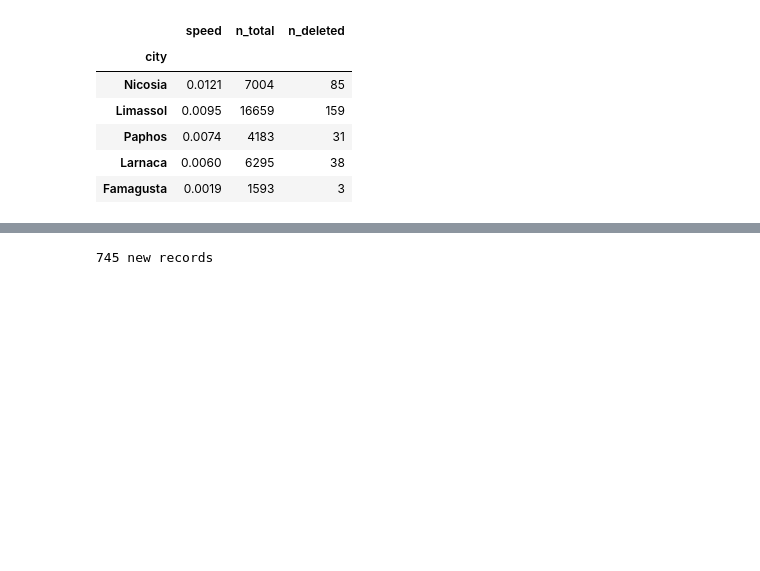
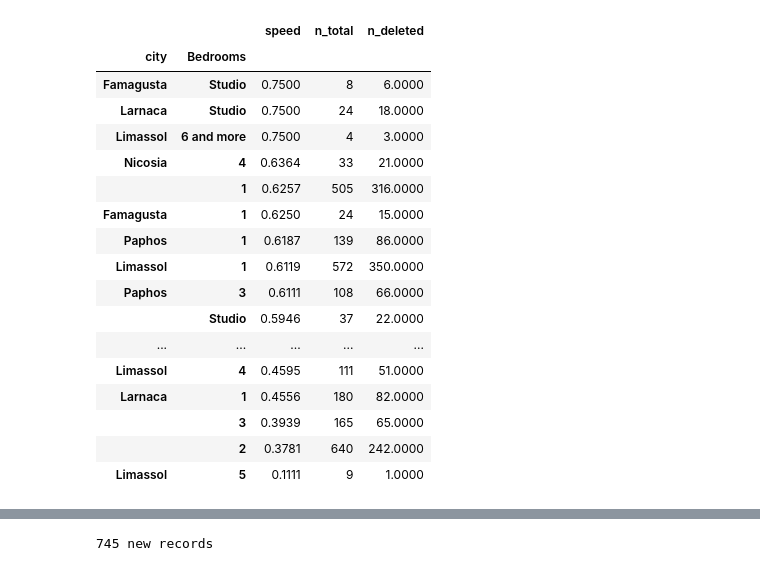
Before and after one commit to aljeshishe/marketplace, a Jupyter notebook: reduce.ipynb, the cells around one changed output, grey strips where cells are left out. Cells and saved outputs as stored; diff of their text form; code cells hidden in the pictures; blank space fills up the shorter version.

```diff
--- a/reduce.ipynb
+++ b/reduce.ipynb
@@ -56,14 +58,17 @@ for file_name in sorted(glob("output/*.jsonl")):
     newdf.set_index("ad_id", inplace=True)
     if merged.empty:
         merged = newdf
+        merged["delete_date"] = np.nan
         continue
 
-    deleted = merged.index.difference(newdf.index)
-    merged.loc[deleted, "delete_date"] = dt
+    condition = ~merged.index.isin(newdf.index) & merged['delete_date'].isna()
+    merged.loc[condition, 'delete_date'] = dt
+    new_deleted_count = condition.sum()
 
     new = newdf.index.difference(merged.index)
     merged = pd.concat([merged, newdf.loc[new]])
-    print(f"Total: {len(merged)} read: {len(newdf)} new: {len(new)} deleted: {len(deleted)}")
+    print(f"Total: {len(merged)} read: {len(newdf)} new: {len(new)} deleted: {new_deleted_count}")
+df = merged
 # %% [output]
 Reading output/2024-12-12 18:34:25 real-estate-to-rent_real-estate-for-sale.jsonl
 Reading output/2024-12-14 11:44:22 real-estate-to-rent_real-estate-for-sale.jsonl
@@ -75,5 +90,5 @@ Skipping output/2024-12-15 20:17:12 fast_real-estate-to-rent_real-estate-for-sal
 # %%
-merged["price_sqm"] = merged.price / (merged["Property area"]).round(2)
+df.price_per_sqm = df.price / (df["Property area"]).round(2)
 # %%
 def add_city_disctrict_cols(df):
     df[["city", "district"]] = df.location.str.split(",", expand=True)
@@ -100,14 +97,28 @@ deleted
+# %%
+saledf = df[df.cat1.isin(['Apartments, flats for sale'])]
+rentdf = df[df.cat1.isin(['Apartments, flats to rent'])]
 # %%
 # rent speed total
-n_total = merged.groupby("city").size()
-n_deleted = merged.query("not delete_date.isna() and url.str.contains('apartment-to-rent')").groupby("city").size()
+n_total = rentdf.groupby(["city", "Bedrooms"]).size()
+n_deleted = rentdf.query("not delete_date.isna()").groupby(["city", "Bedrooms"]).size()
 speed = n_deleted / n_total
-pd.concat([speed, n_total, n_deleted], axis=1, keys=["speed", "n_total", "n_deleted"]).sort_values("speed", ascending=False)
+pd.concat([speed, n_total, n_deleted], axis=1, keys=["speed", "n_total", "n_deleted"]).sort_values("speed", ascending=False).dropna()
 # %% [output]
-|  | speed | n_total | n_deleted |
-| city |  |  |  |
-| Nicosia | 0.0121 | 7004 | 85 |
-| Limassol | 0.0095 | 16659 | 159 |
-| Paphos | 0.0074 | 4183 | 31 |
-| Larnaca | 0.0060 | 6295 | 38 |
-| Famagusta | 0.0019 | 1593 | 3 |
+|  |  | speed | n_total | n_deleted |
+| city | Bedrooms |  |  |  |
+| Famagusta | Studio | 0.7500 | 8 | 6.0000 |
+| Larnaca | Studio | 0.7500 | 24 | 18.0000 |
+| Limassol | 6 and more | 0.7500 | 4 | 3.0000 |
+| Nicosia | 4 | 0.6364 | 33 | 21.0000 |
+|  | 1 | 0.6257 | 505 | 316.0000 |
+| Famagusta | 1 | 0.6250 | 24 | 15.0000 |
+| Paphos | 1 | 0.6187 | 139 | 86.0000 |
+| Limassol | 1 | 0.6119 | 572 | 350.0000 |
+| Paphos | 3 | 0.6111 | 108 | 66.0000 |
+|  | Studio | 0.5946 | 37 | 22.0000 |
+| ... | ... | ... | ... | ... |
+| Limassol | 4 | 0.4595 | 111 | 51.0000 |
+| Larnaca | 1 | 0.4556 | 180 | 82.0000 |
+|  | 3 | 0.3939 | 165 | 65.0000 |
+|  | 2 | 0.3781 | 640 | 242.0000 |
+| Limassol | 5 | 0.1111 | 9 | 1.0000 |
```
Also changed, not shown: parts of 7 cells of this notebook, 1 other file.
